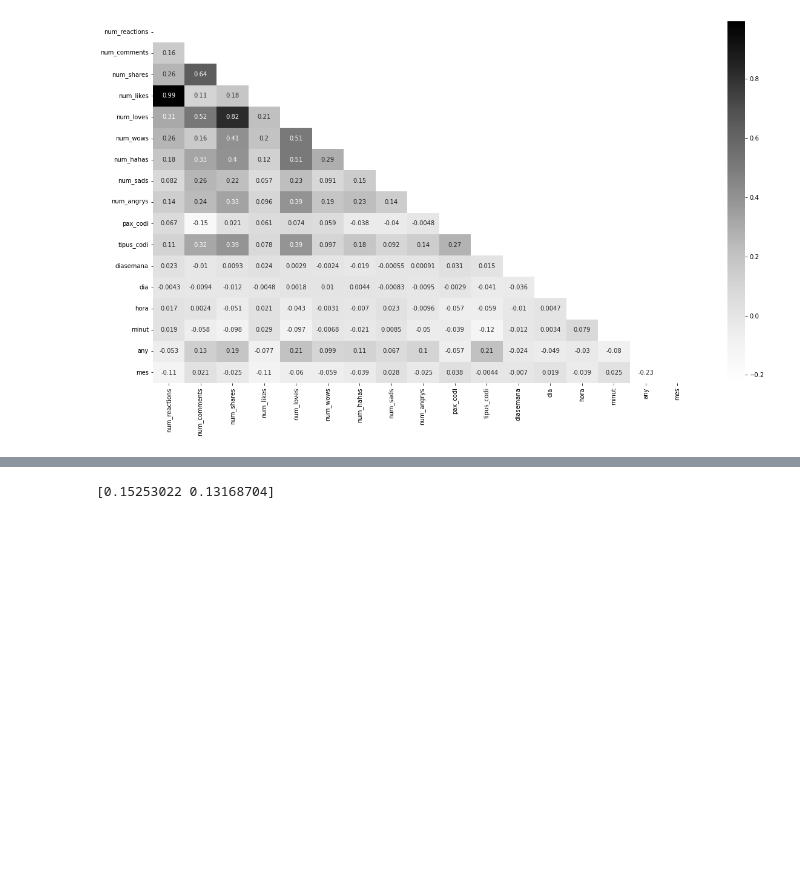
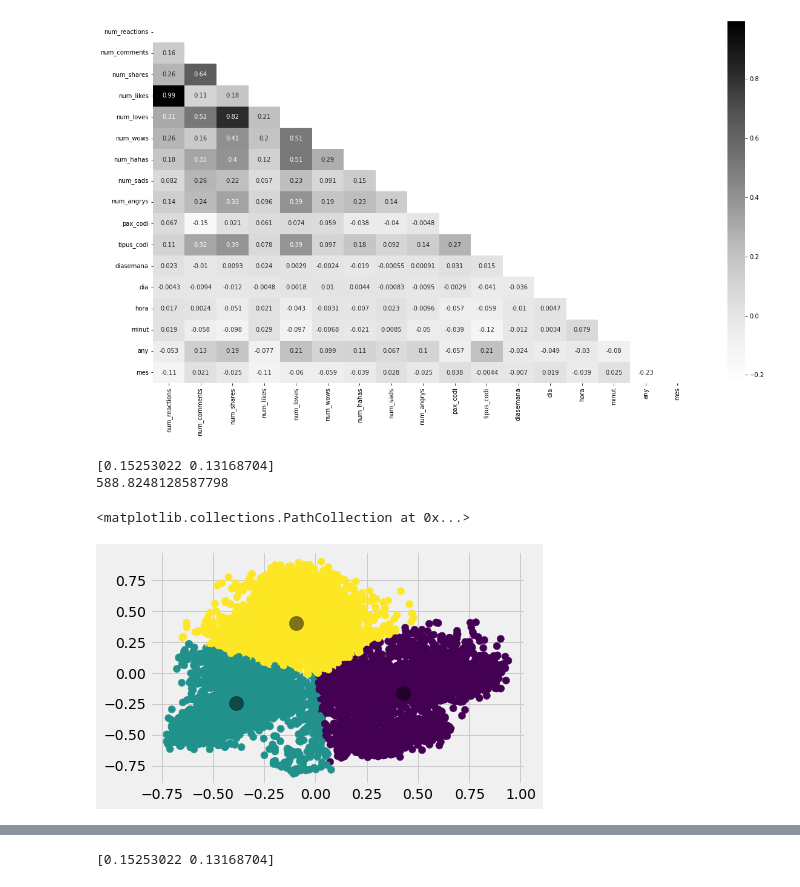
Before and after one commit to Imma-Martinez/BA_Data-science_course, a Jupyter notebook: M08_T01/exercici_M08_T01_de_1_a_3.ipynb, the cells around one changed output, grey strips where cells are left out. Drawn from its saved outputs; the diff is of its cells as text; code cells hidden in the pictures; blank space fills up the shorter version.

```diff
--- a/M08_T01/exercici_M08_T01_de_1_a_3.ipynb
+++ b/M08_T01/exercici_M08_T01_de_1_a_3.ipynb
@@ -107,3 +107,40 @@ sns.heatmap(cor, mask=mask, annot=True, cmap=plt.cm.Greys)
 plt.show()
 # %% [output]
 [figure]
+# %%
+#afegit a posteriori perquè em vaig oblidar
+
+# agrupament amb k-means
+from sklearn.preprocessing import StandardScaler, normalize
+from sklearn.cluster import KMeans
+from sklearn.decomposition import PCA
+
+scaler = StandardScaler()
+data_stand= scaler.fit_transform(p)
+
+#normalitzar dades
+data_scaled = normalize(data_stand)
+data_scaled = pd.DataFrame(data_scaled, columns=p.columns)
+
+#reduir la dimensionalitat
+pca = PCA(n_components = 2)
+Cprincipal = pca.fit_transform(data_scaled)
+Cprincipal = pd.DataFrame(Cprincipal)
+Cprincipal.columns = ['CP1', 'CP2']
+print(pca.explained_variance_ratio_)
+
+kmeans = KMeans(n_clusters=3)
+kmeans.fit(Cprincipal)
+y_kmeans = kmeans.predict(Cprincipal)
+
+print(kmeans.inertia_)
+
+plt.scatter(Cprincipal['CP1'], Cprincipal['CP2'], c=y_kmeans, s=50, cmap='viridis')
+
+centers = kmeans.cluster_centers_
+plt.scatter(centers[:, 0], centers[:, 1], c='black', s=200, alpha=0.5)
+# %% [output]
+[0.15253022 0.13168704]
+588.8248128587798
+<matplotlib.collections.PathCollection at 0x...>
+[figure, added]
```
Also changed, not shown: parts of 2 cells of this notebook.
